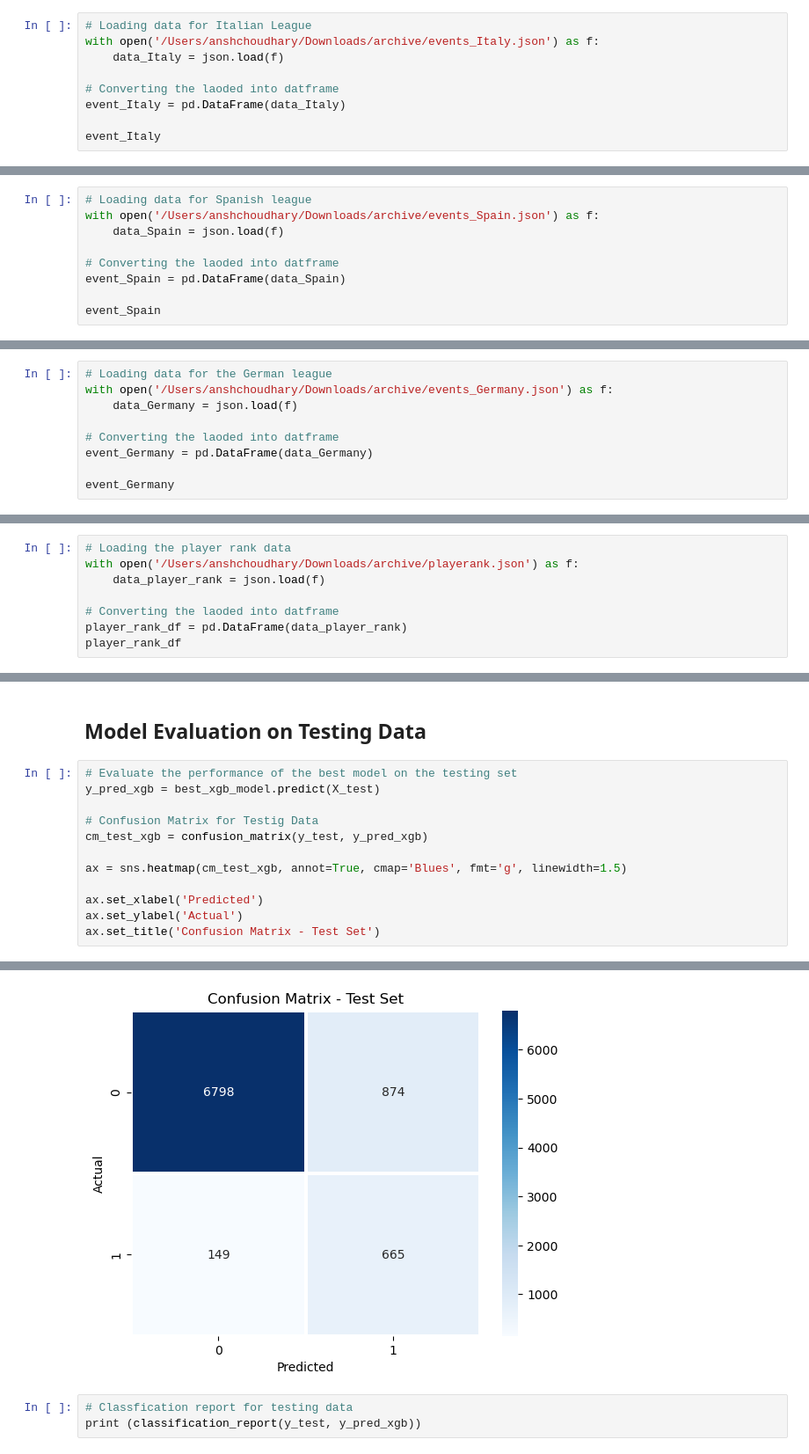
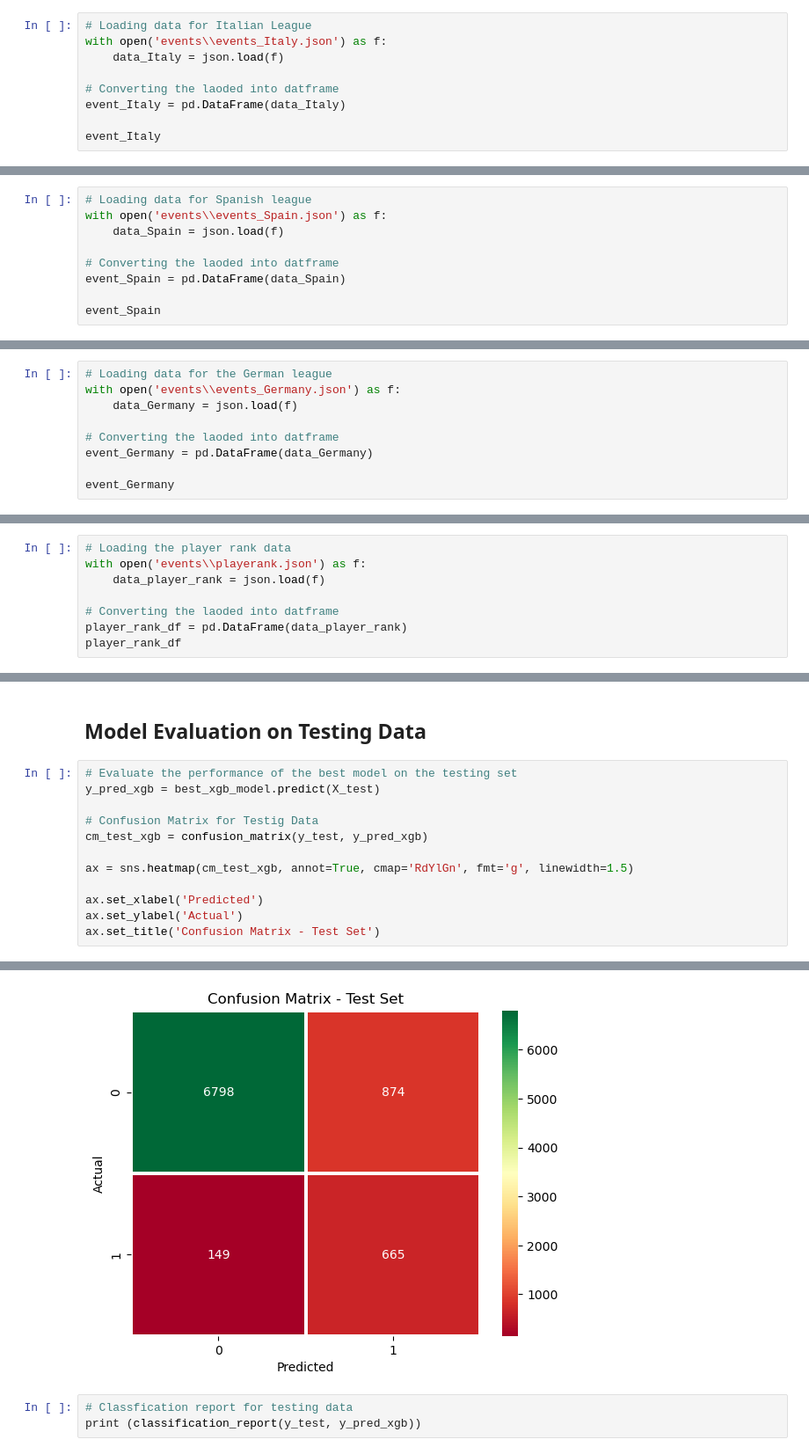
Before and after one commit to radhakrishnan-omotec/football-repo, a Jupyter notebook: project_part3_expected_goals_model_xg.ipynb, the cells around one changed output, grey strips where cells are left out. Shown at 88% size. Saved outputs shown, nothing was run; the diff lists cells and outputs as text.

```diff
--- a/project_part3_expected_goals_model_xg.ipynb
+++ b/project_part3_expected_goals_model_xg.ipynb
@@ -97,7 +97,7 @@ event_France
 632807 rows × 12 columns
 # %%
 # Loading data for Italian League
-with open('/Users/anshchoudhary/Downloads/archive/events_Italy.json') as f:
+with open('events\\events_Italy.json') as f:
     data_Italy = json.load(f)
 
 # Converting the laoded into datframe
@@ -120,7 +120,7 @@ event_Italy
 647372 rows × 12 columns
 # %%
 # Loading data for Spanish league
-with open('/Users/anshchoudhary/Downloads/archive/events_Spain.json') as f:
+with open('events\\events_Spain.json') as f:
     data_Spain = json.load(f)
 
 # Converting the laoded into datframe
@@ -143,7 +143,7 @@ event_Spain
 628659 rows × 12 columns
 # %%
 # Loading data for the German league
-with open('/Users/anshchoudhary/Downloads/archive/events_Germany.json') as f:
+with open('events\\events_Germany.json') as f:
     data_Germany = json.load(f)
 
 # Converting the laoded into datframe
@@ -188,7 +188,7 @@ event_data
 3071395 rows × 12 columns
 # %%
 # Loading the player rank data
-with open('/Users/anshchoudhary/Downloads/archive/playerank.json') as f:
+with open('events\\playerank.json') as f:
     data_player_rank = json.load(f)
 
 # Converting the laoded into datframe
@@ -1335,18 +1567,18 @@ weighted avg       0.95      0.92      0.93     25456
 # %%
 # Evaluate the performance of the best model on the testing set
 y_pred_xgb = best_xgb_model.predict(X_test)
 
 # Confusion Matrix for Testig Data
 cm_test_xgb = confusion_matrix(y_test, y_pred_xgb)
 
-ax = sns.heatmap(cm_test_xgb, annot=True, cmap='Blues', fmt='g', linewidth=1.5)
+ax = sns.heatmap(cm_test_xgb, annot=True, cmap='RdYlGn', fmt='g', linewidth=1.5)
 
 ax.set_xlabel('Predicted')
 ax.set_ylabel('Actual')
 ax.set_title('Confusion Matrix - Test Set')
 # %% [output]
 Text(0.5, 1.0, 'Confusion Matrix - Test Set')
-[figure, old version]
+[figure, new version]
 # %%
 # Classfication report for testing data
 print (classification_report(y_test, y_pred_xgb))
```
Also changed, not shown: parts of 62 cells of this notebook.
